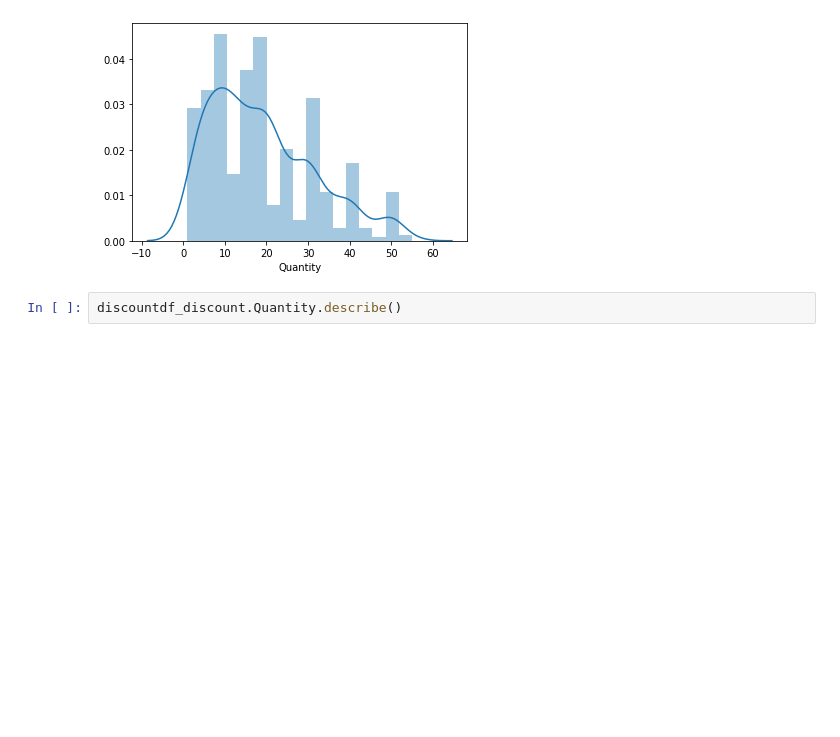
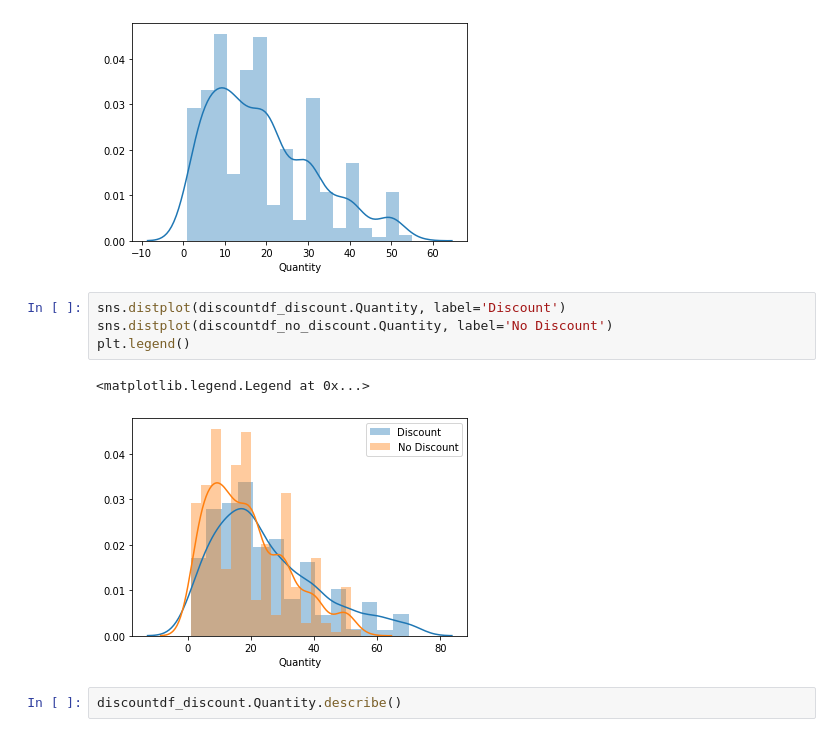
Before and after one commit to lraichik/dsc-mod-3-project-online-ds-ft-051319, a Jupyter notebook: Levi Raichik Mod 3 Project.ipynb, the cells around one changed output. Drawn from its saved outputs; the diff is of its cells as text; blank space fills up the shorter version.

```diff
--- a/Levi Raichik Mod 3 Project.ipynb
+++ b/Levi Raichik Mod 3 Project.ipynb
@@ -233,6 +279,13 @@ sns.distplot(discountdf_discount.Quantity);
 sns.distplot(discountdf_no_discount.Quantity);
 # %% [output]
 [figure]
+# %%
+sns.distplot(discountdf_discount.Quantity, label='Discount')
+sns.distplot(discountdf_no_discount.Quantity, label='No Discount')
+plt.legend()
+# %% [output]
+<matplotlib.legend.Legend at 0x...>
+[figure, added]
 # %%
 discountdf_discount.Quantity.describe()
 # %% [output]
```
Also changed, not shown: parts of 125 cells of this notebook, 1 other file.
